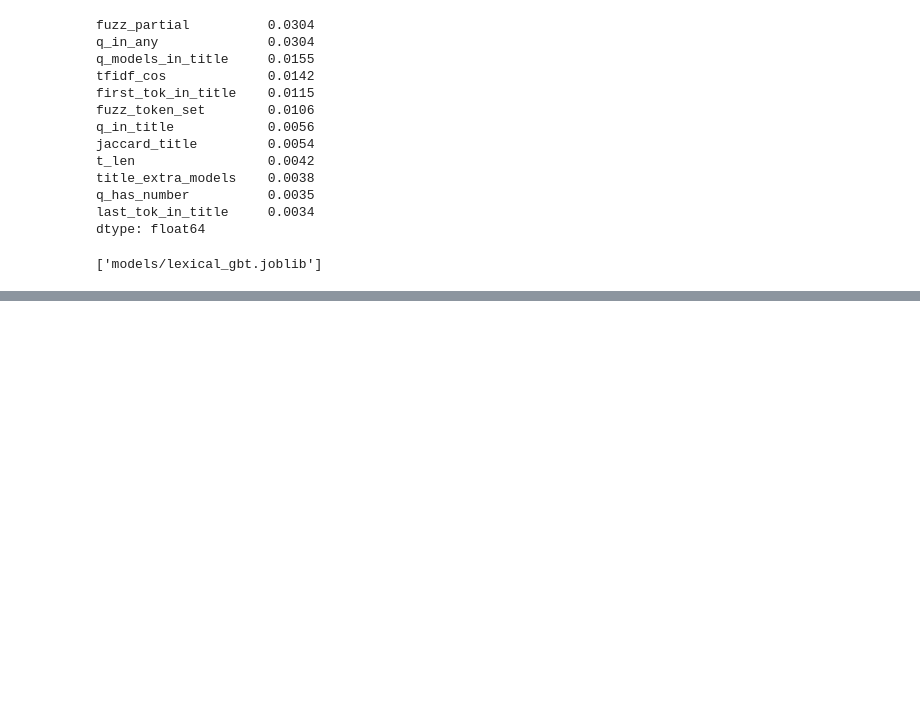
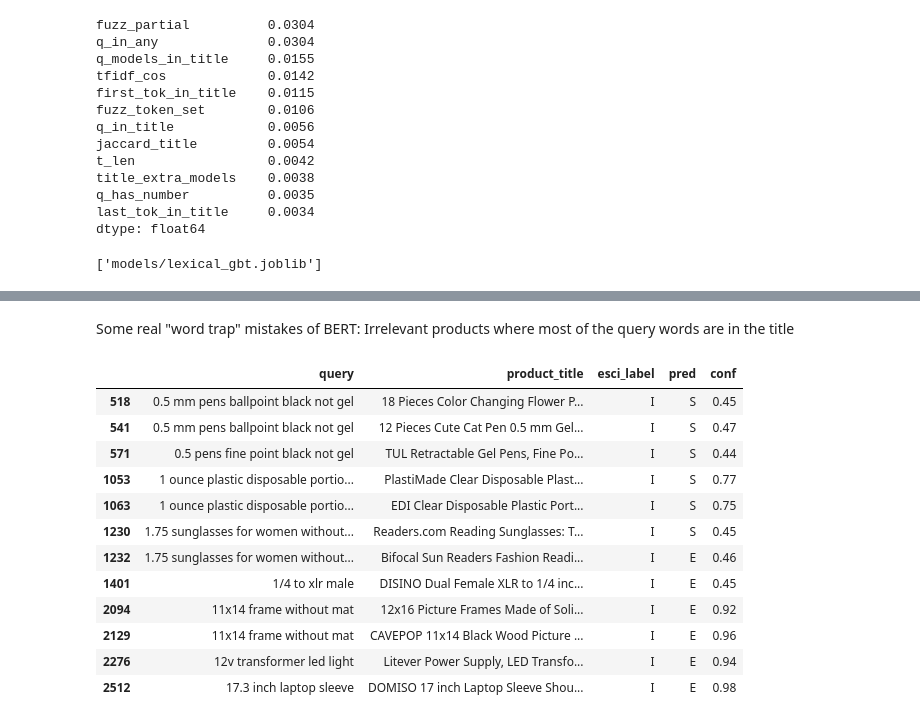
Before and after one commit to m4zenHchm/Amazon_Search_Queries, a Jupyter notebook: Amazon_Search_Queries.ipynb, the cells around one changed output, grey strips where cells are left out. Cells and saved outputs as stored; diff of their text form; code cells hidden in the pictures; blank space fills up the shorter version.

```diff
--- a/Amazon_Search_Queries.ipynb
+++ b/Amazon_Search_Queries.ipynb
@@ -701,0 +708,13 @@ Karim will add his part here (and part 4)
+# %%
+MODEL_NAME = "cross-encoder/ms-marco-MiniLM-L-6-v2"
+N_SMALL = 100_000  # pairs used to compare the loss weightings
+MAX_LEN, BATCH, LR = 128, 32, 3e-5
+FINAL_EPOCHS = 2
+
+torch.manual_seed(SEED)
+device = "cuda" if torch.cuda.is_available() else "mps" if torch.backends.mps.is_available() else "cpu"
+use_amp = device == "cuda"
+print("device:", device, torch.cuda.get_device_name(0) if device == "cuda" else "")
+
+train_small = train.sample(n=min(N_SMALL, len(train)), random_state=SEED).reset_index(drop=True)
+print(len(train_small), train_small.esci_label.value_counts(normalize=True)[LABELS].round(3).to_dict())
@@ -701,0 +1106,11 @@ Karim will add his part here (and part 4)
+# %%
+test_overlap = np.array([overlap(q, t) for q, t in zip(test["query"], test.product_title)])
+bins = pd.cut(test_overlap, [-0.01, 0.34, 0.67, 1.0], labels=["low", "medium", "high"])
+pred_tf = predict_labels(p_test_tf, off_tf)
+err = pd.DataFrame({
+    "overlap": bins, "label": test.esci_label.values,
+    "TF-IDF + LogReg": predict_labels(p_test_lr, off_lr) != y_test,
+    "Lexical + GBT": p_test_gb.argmax(1) != y_test,
+    "MiniLM": pred_tf != y_test,
+})
+err.groupby(["label", "overlap"], observed=True).mean().round(3).loc[LABELS]
@@ -701,0 +1132,21 @@ Karim will add his part here (and part 4)
+# %% [markdown]
+Some real "word trap" mistakes of BERT: Irrelevant products where most of the query words are in the title
+# %%
+trap = test.assign(pred=[LABELS[i] for i in pred_tf], conf=p_test_tf.max(1).round(2), overlap=test_overlap)
+trap = trap[(trap.esci_label == "I") & (trap.overlap >= 0.67) & (trap.pred != "I")]
+pd.set_option("display.max_colwidth", 80)
+trap[["query", "product_title", "esci_label", "pred", "conf"]].head(12)
+# %% [output]
+|  | query | product_title | esci_label | pred | conf |
+| 518 | 0.5 mm pens ballpoint black not gel | 18 Pieces Color Changing Flower P... | I | S | 0.45 |
+| 541 | 0.5 mm pens ballpoint black not gel | 12 Pieces Cute Cat Pen 0.5 mm Gel... | I | S | 0.47 |
+| 571 | 0.5 pens fine point black not gel | TUL Retractable Gel Pens, Fine Po... | I | S | 0.44 |
+| 1053 | 1 ounce plastic disposable portio... | PlastiMade Clear Disposable Plast... | I | S | 0.77 |
+| 1063 | 1 ounce plastic disposable portio... | EDI Clear Disposable Plastic Port... | I | S | 0.75 |
+| 1230 | 1.75 sunglasses for women without... | Readers.com Reading Sunglasses: T... | I | S | 0.45 |
+| 1232 | 1.75 sunglasses for women without... | Bifocal Sun Readers Fashion Readi... | I | E | 0.46 |
+| 1401 | 1/4 to xlr male | DISINO Dual Female XLR to 1/4 inc... | I | E | 0.45 |
+| 2094 | 11x14 frame without mat | 12x16 Picture Frames Made of Soli... | I | E | 0.92 |
+| 2129 | 11x14 frame without mat | CAVEPOP 11x14 Black Wood Picture ... | I | E | 0.96 |
+| 2276 | 12v transformer led light | Litever Power Supply, LED Transfo... | I | E | 0.94 |
+| 2512 | 17.3 inch laptop sleeve | DOMISO 17 inch Laptop Sleeve Shou... | I | E | 0.98 |
```
Also changed, not shown: parts of 25 cells of this notebook.
